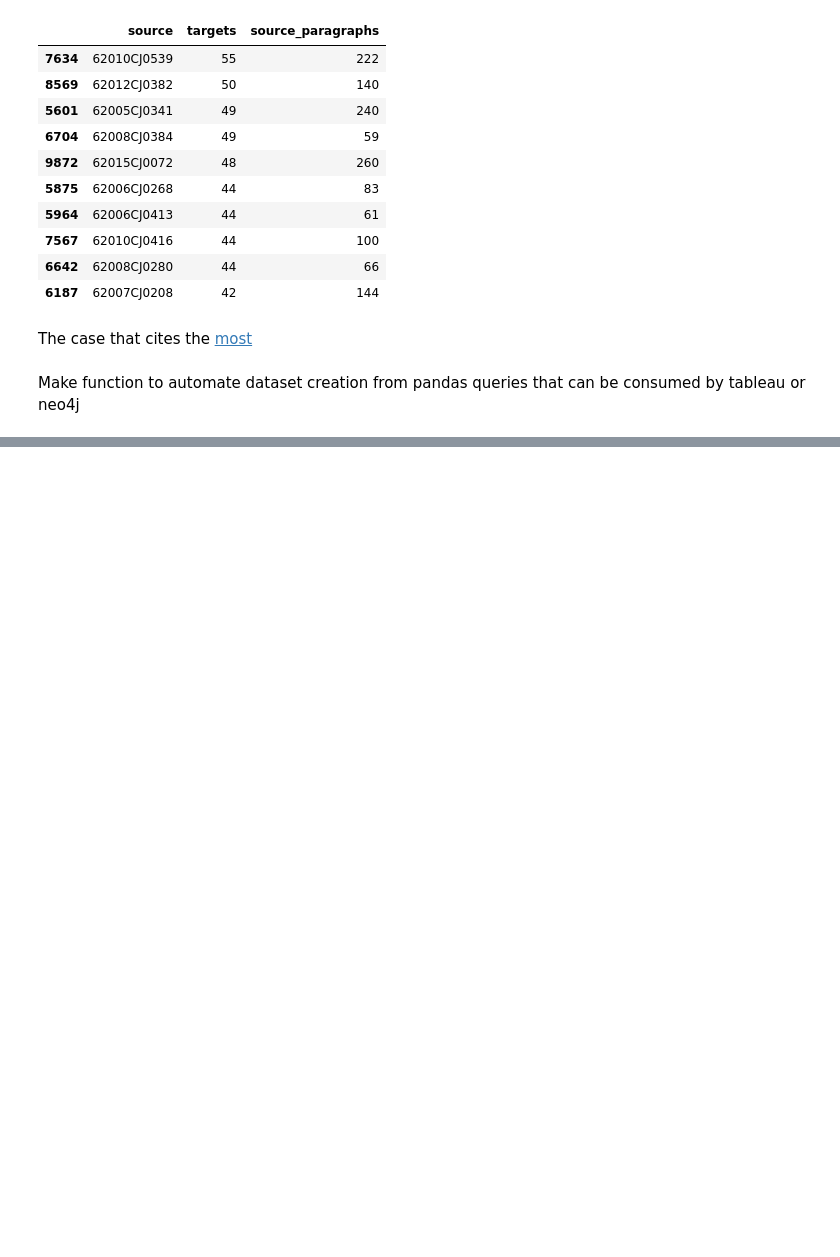
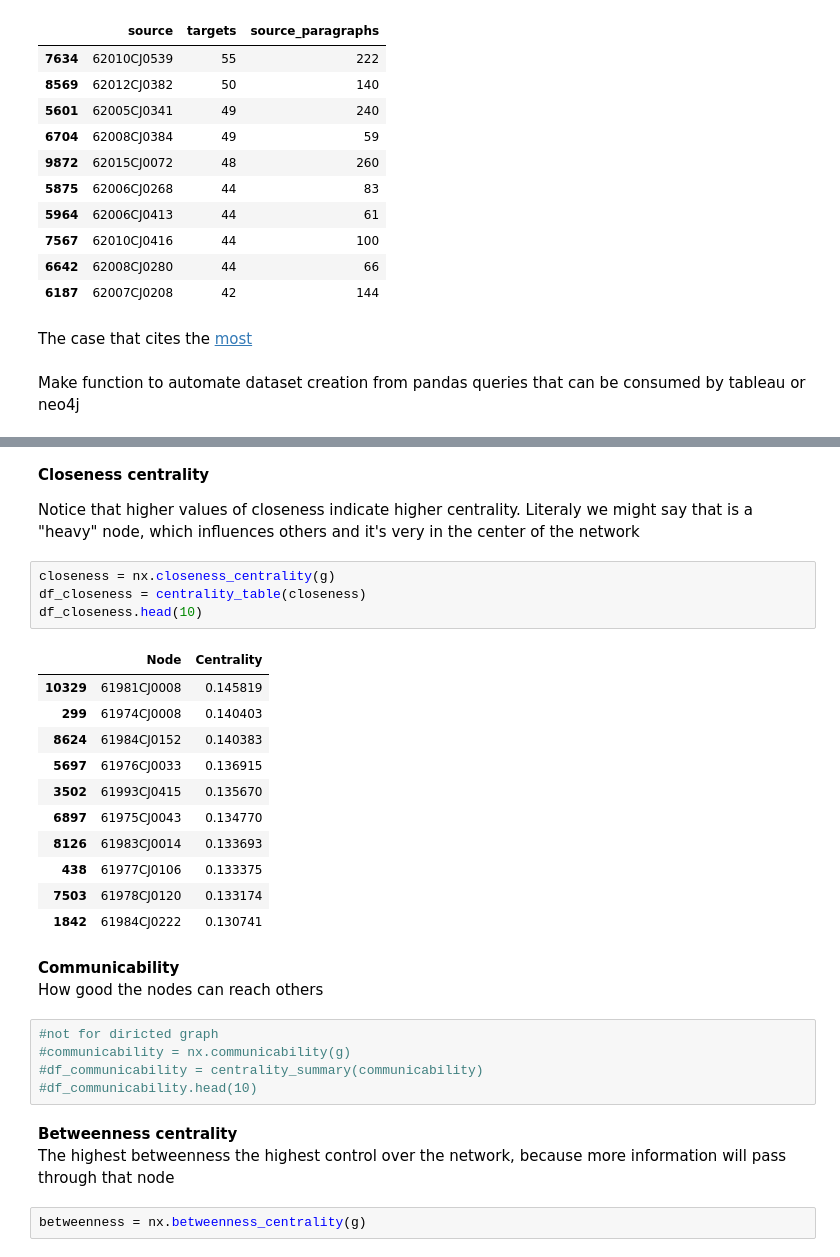
Before and after one commit to MaastrichtU-IDS/case-law-analysis, a Jupyter notebook: notebooks/EUR-LEX EDA.ipynb, the cells around one changed output, grey strips where cells are left out. Drawn from its saved outputs; the diff is of its cells as text; blank space fills up the shorter version.

```diff
--- a/notebooks/EUR-LEX EDA.ipynb
+++ b/notebooks/EUR-LEX EDA.ipynb
@@ -353,0 +450,33 @@ Make  function to automate dataset creation from pandas queries that can be cons
+# %% [markdown]
+**Closeness centrality**
+
+Notice that higher values of closeness indicate higher centrality. Literaly we might say that is a "heavy" node, which influences others and it's very in the center of the network
+# %%
+closeness = nx.closeness_centrality(g)
+df_closeness = centrality_table(closeness)
+df_closeness.head(10)
+# %% [output]
+|  | Node | Centrality |
+| 10329 | 61981CJ0008 | 0.145819 |
+| 299 | 61974CJ0008 | 0.140403 |
+| 8624 | 61984CJ0152 | 0.140383 |
+| 5697 | 61976CJ0033 | 0.136915 |
+| 3502 | 61993CJ0415 | 0.135670 |
+| 6897 | 61975CJ0043 | 0.134770 |
+| 8126 | 61983CJ0014 | 0.133693 |
+| 438 | 61977CJ0106 | 0.133375 |
+| 7503 | 61978CJ0120 | 0.133174 |
+| 1842 | 61984CJ0222 | 0.130741 |
+# %% [markdown]
+**Communicability**
+How good the nodes can reach others
+# %%
+#not for diricted graph
+#communicability = nx.communicability(g)
+#df_communicability = centrality_summary(communicability)
+#df_communicability.head(10)
+# %% [markdown]
+**Betweenness centrality**
+The highest betweenness the highest control over the network, because more information will pass through that node
+# %%
+betweenness = nx.betweenness_centrality(g)
```
Also changed, not shown: parts of 40 cells of this notebook.
